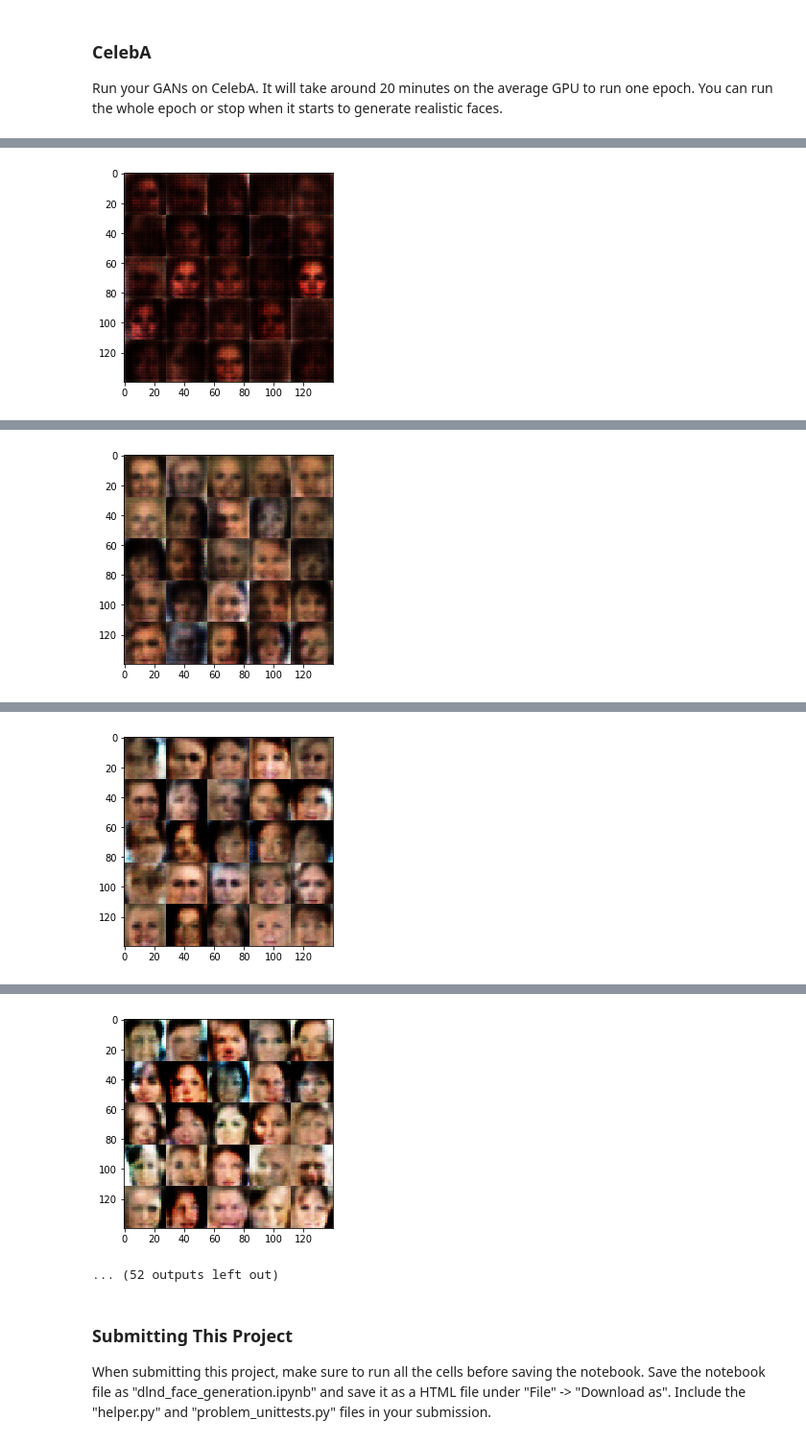
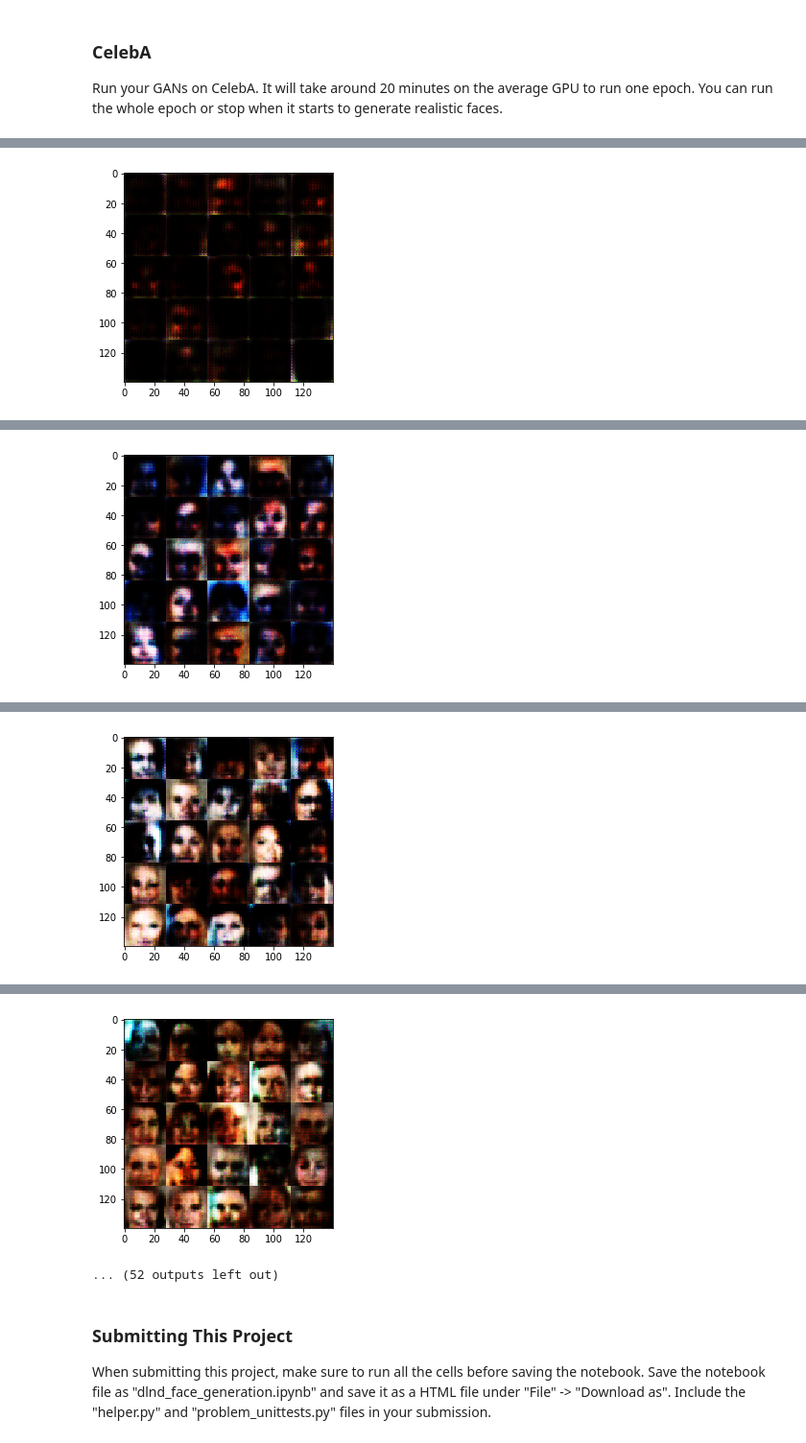
Before and after one commit to gbildson/face_generation, a Jupyter notebook: dlnd_face_generation.ipynb, the cells around one changed output, grey strips where cells are left out. Shown at 96% size. Cells and saved outputs as stored; diff of their text form; code cells hidden in the pictures.

Commit message:
decrease beta1 momentum

```diff
--- a/dlnd_face_generation.ipynb
+++ b/dlnd_face_generation.ipynb
@@ -444,7 +444,7 @@ Run your GANs on CelebA.  It will take around 20 minutes on the average GPU to r
 # %%
 z_dim = 100
 batch_size = 64
-beta1 = 0.5
+beta1 = 0.1
 learning_rate = 0.0002
 
 tf.reset_default_graph()
@@ -480 +480 @@ Epoch 1/1... Discriminator Loss: 0.7470... Generator Loss: 1.0091
-[figure, old version]
+[figure, new version]
@@ -486 +486 @@ Epoch 1/1... Discriminator Loss: 0.4481... Generator Loss: 3.7809
-[figure, old version]
+[figure, new version]
@@ -492 +492 @@ Epoch 1/1... Discriminator Loss: 1.1332... Generator Loss: 0.5162
-[figure, old version]
+[figure, new version]
@@ -498,4 +498,4 @@ Epoch 1/1... Discriminator Loss: 1.6039... Generator Loss: 0.3316
-[figure, old version]
+[figure, new version]
 ... (52 outputs left out)
 # %% [markdown]
 ### Submitting This Project
```
Also changed, not shown: parts of 2 cells of this notebook, 1 other file.
